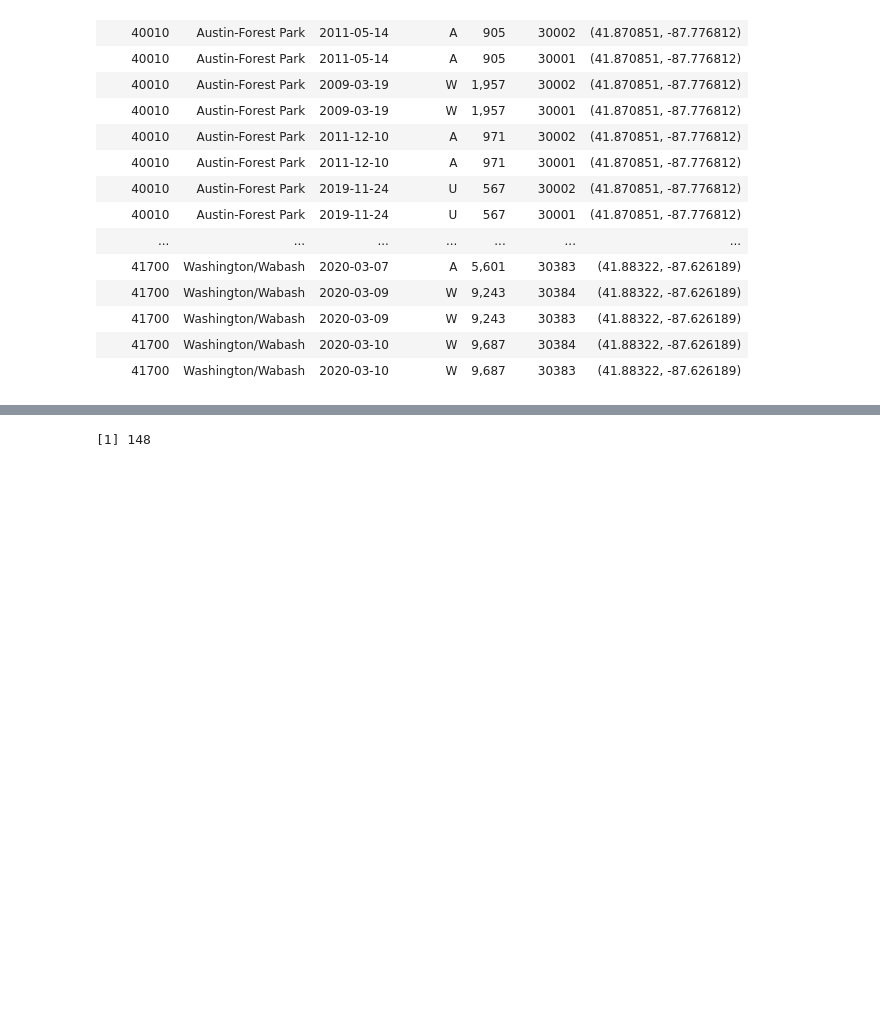
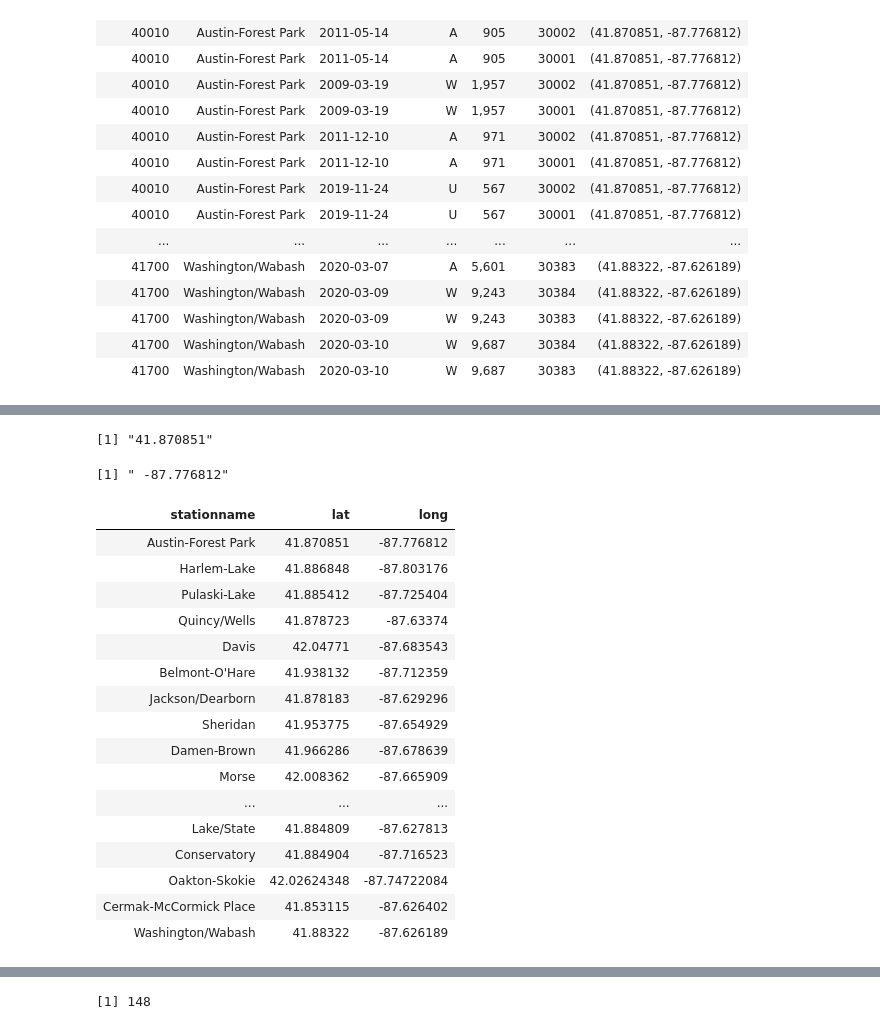
Before and after one commit to kaowayne8/CS424_Project2, a Jupyter notebook: DraftNotebook.ipynb, the cells around one changed output, grey strips where cells are left out. Cells and saved outputs as stored; diff of their text form; code cells hidden in the pictures; blank space fills up the shorter version.

```diff
--- a/DraftNotebook.ipynb
+++ b/DraftNotebook.ipynb
@@ -190,0 +127,62 @@ ggplot(data=test1, aes(x=factor(test1$stationname), y=as.numeric(test1$rides)))
+# %%
+test3<-something[1,]
+num <- test3$Location #coordinate
+
+size <- nchar(as.character(num))
+coord <- substr(num, 2, size)
+size <- nchar(as.character(coord))
+coord <- substr(coord, 1, size-1)
+coord_arr <- strsplit(coord, split=",")
+coord_frame<-matrix(unlist(coord_arr[1]), ncol=1)
+coord_frame[1,]
+coord_frame[2,]
+# %% [output]
+[1] "41.870851"
+[1] " -87.776812"
+# %%
+coordinates <- simple[!duplicated(simple$stationname), ]
+# length(coordinates[,1])
+# coordinates
+lat = c()
+long = c()
+for(row in 1:length(coordinates[,1])){
+    curr_coord = coordinates[row,]$Location
+#     print(curr_coord)
+    size <- nchar(as.character(curr_coord))
+    coord <- substr(curr_coord, 2, size)
+    size <- nchar(as.character(coord))
+    coord <- substr(coord, 1, size-1)
+    coord_arr <- strsplit(coord, split=",")
+    coord_frame<-matrix(unlist(coord_arr[1]), ncol=1)
+#     print(coord_frame[1,])
+#     print(coord_frame[2,])
+    lat <- append(lat, coord_frame[1,])
+    long <- append(long,coord_frame[2,])
+
+}
+
+coordinates$latitude <- lat
+coordinates$longitude <- long
+
+leafData <- data.frame(coordinates$stationname, coordinates$latitude, coordinates$longitude)
+
+colnames(leafData) <- c("stationname", "lat", "long")
+leafData
+# %% [output]
+| stationname | lat | long |
+| Austin-Forest Park | 41.870851 | -87.776812 |
+| Harlem-Lake | 41.886848 | -87.803176 |
+| Pulaski-Lake | 41.885412 | -87.725404 |
+| Quincy/Wells | 41.878723 | -87.63374 |
+| Davis | 42.04771 | -87.683543 |
+| Belmont-O'Hare | 41.938132 | -87.712359 |
+| Jackson/Dearborn | 41.878183 | -87.629296 |
+| Sheridan | 41.953775 | -87.654929 |
+| Damen-Brown | 41.966286 | -87.678639 |
+| Morse | 42.008362 | -87.665909 |
+| ... | ... | ... |
+| Lake/State | 41.884809 | -87.627813 |
+| Conservatory | 41.884904 | -87.716523 |
+| Oakton-Skokie | 42.02624348 | -87.74722084 |
+| Cermak-McCormick Place | 41.853115 | -87.626402 |
+| Washington/Wabash | 41.88322 | -87.626189 |
```
Also changed, not shown: parts of 6 cells of this notebook, 1 other file.
